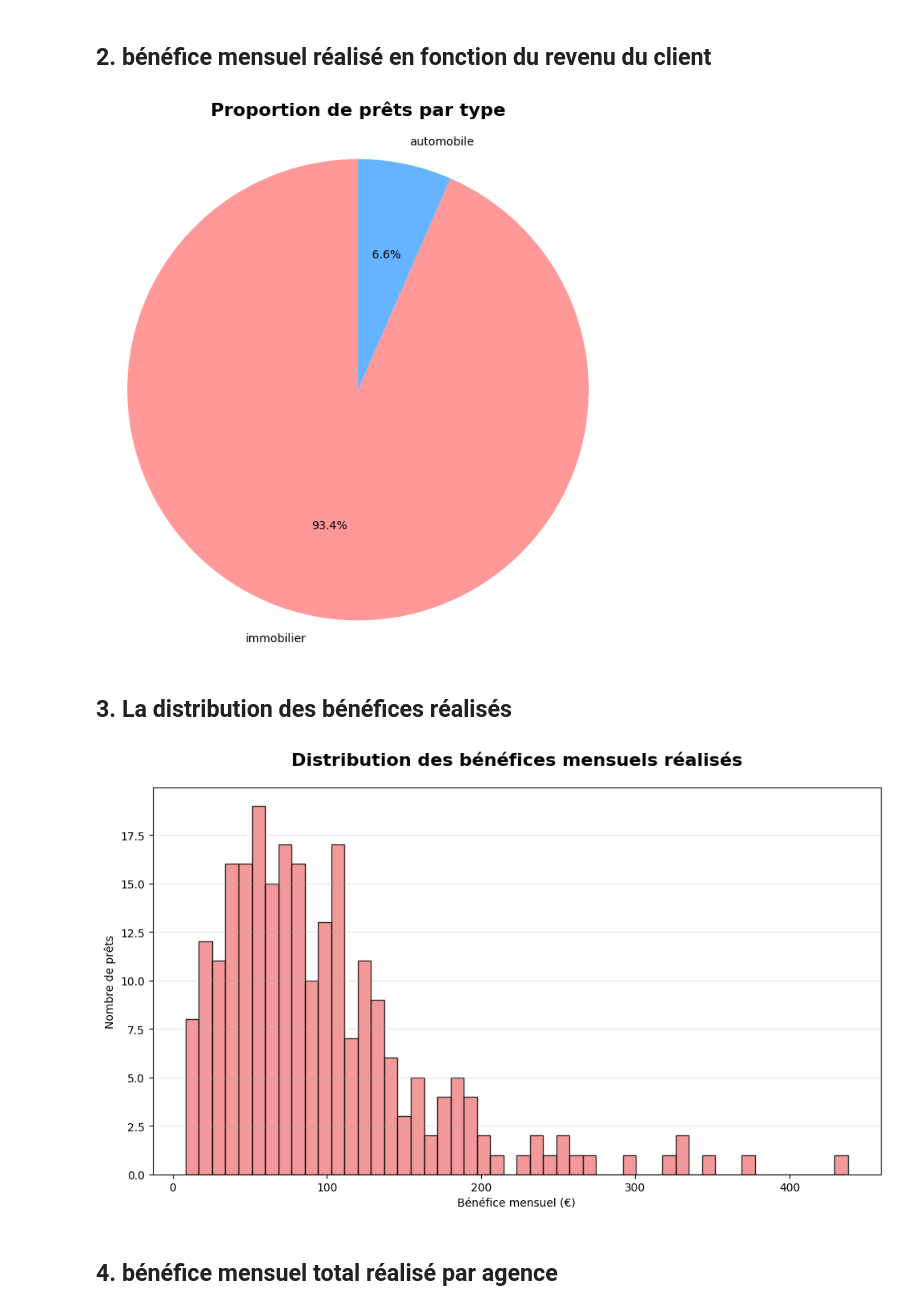
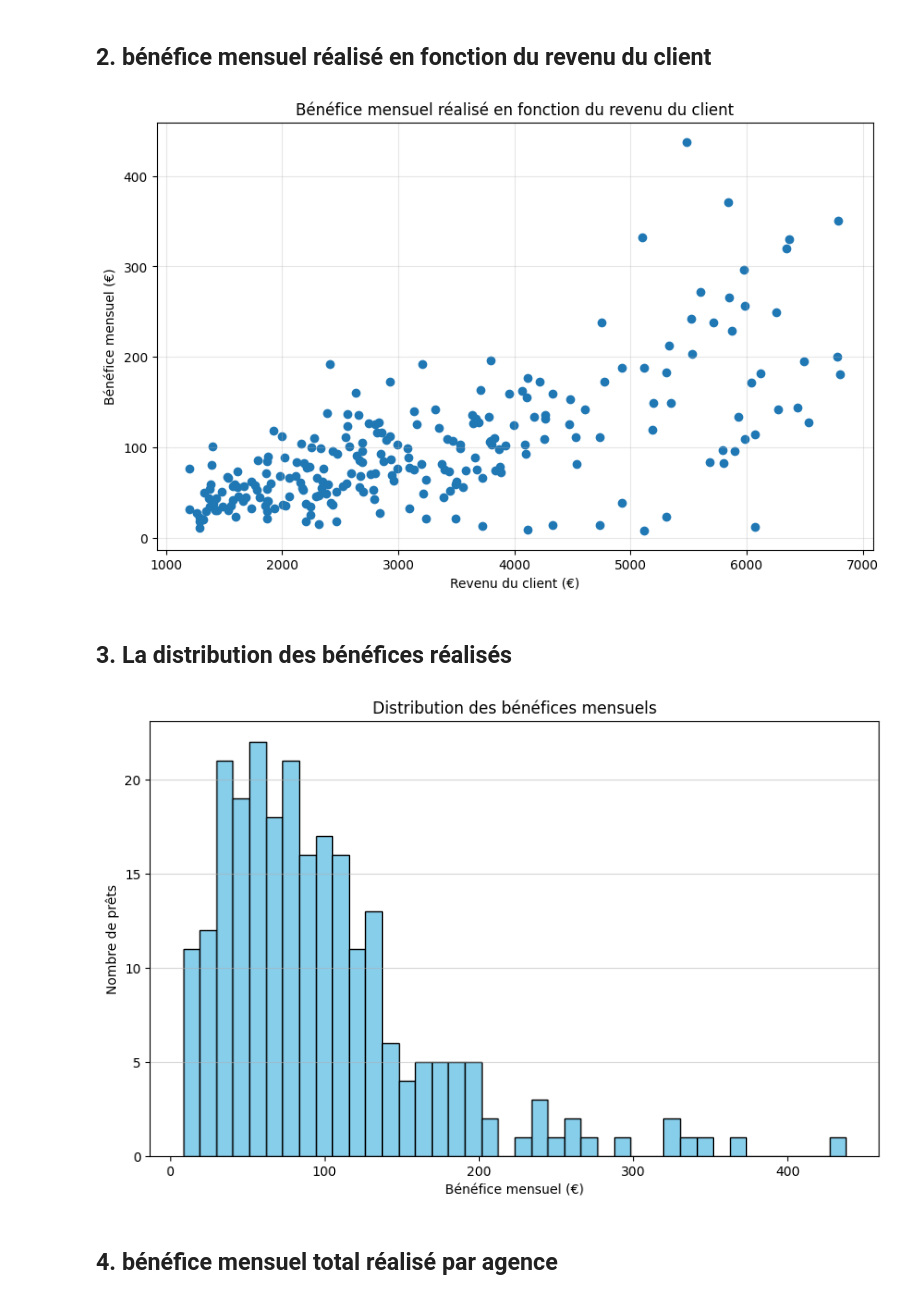
Before and after one commit to jfcwebcraft/jfcwebcraft, a Jupyter notebook: notebooks/P3/P3C2 - Tracez des graphiques avec Matplotlib.ipynb, the cells around one changed output. Cells and saved outputs as stored; diff of their text form; code cells hidden in the pictures.

```diff
--- a/notebooks/P3/P3C2 - Tracez des graphiques avec Matplotlib.ipynb
+++ b/notebooks/P3/P3C2 - Tracez des graphiques avec Matplotlib.ipynb
@@ -17,6 +17,10 @@ import matplotlib.pyplot as plt
 # %% [markdown]
 Pour réaliser les différents graphiques, nous utiliserons le fichier de prêt enrichi ([c.f. exercice précédent](https://colab.research.google.com/github/OpenClassrooms-Student-Center/fr-4452741-decouvrez-les-librairies-python-pour-la-data-science/blob/main/notebooks/P2/P2C3%20-%20Filtrez%20les%20donn%C3%A9es%20du%20data%20frame%20-%20correction.ipynb)) que vous trouverez [à cette adresse](https://raw.githubusercontent.com/OpenClassrooms-Student-Center/fr-4452741-decouvrez-les-librairies-python-pour-la-data-science/main/data/prets_final.csv) :
 # %%
+# On charge le fichier FINAL qui contient la colonne 'date'
 prets = pd.read_csv('https://raw.githubusercontent.com/OpenClassrooms-Student-Center/fr-4452741-decouvrez-les-librairies-python-pour-la-data-science/main/data/prets_final.csv')
 
-prets.head()
+# On refait les calculs nécessaires
+prets['cout_total'] = prets['remboursement'] * prets['duree']
+# Note : dans prets_final, le taux s'appelle déjà 'taux_interet', pas besoin de renommer
+prets['benefices'] = round((prets['cout_total'] * prets['taux_interet']/100)/(24), 2)
@@ -30,10 +27,10 @@ prets.head()
 # %% [markdown]
 ## 1. proportion de prêt par type de prêt.
 # %%
-import numpy as np
-import pandas as pd
-import matplotlib.pyplot as plt
+data = prets['type'].value_counts()
 
-prets = pd.read_csv('https://raw.githubusercontent.com/OpenClassrooms-Student-Center/fr-4452741-decouvrez-les-librairies-python-pour-la-data-science/main/data/prets_final.csv')
-prets.head()
+plt.figure(figsize=(8, 6))
+plt.pie(data, labels=data.index, autopct='%1.1f%%', startangle=90)
+plt.title("Proportion des prêts par type")
+plt.show()
 # %% [output]
@@ -46,29 +38,30 @@ prets.head()
 # %% [markdown]
 ## 2. bénéfice mensuel réalisé en fonction du revenu du client
 # %%
-type_counts = prets['type'].value_counts()
+plt.figure(figsize=(10, 6))
+# Attention à bien utiliser 'benefices' avec un "s" comme défini dans ta cellule [46]
+plt.scatter(prets['revenu'], prets['benefices'])
 
-plt.figure(figsize=(8, 8))
-plt.pie(type_counts, labels=type_counts.index, autopct='%1.1f%%', startangle=90, colors=['#ff9999','#66b3ff'])
-plt.title('Proportion de prêts par type', fontsize=16, fontweight='bold', pad=20)
-plt.axis('equal')
+plt.xlabel('Revenu du client (€)')
+plt.ylabel('Bénéfice mensuel (€)')
+plt.title("Bénéfice mensuel réalisé en fonction du revenu du client")
+plt.grid(alpha=0.3)
 plt.show()
 # %% [output]
-[figure, old version]
+[figure, new version]
 # %% [markdown]
 ## 3. La distribution des bénéfices réalisés
 # %%
-# 3. Distribution des bénéfices réalisés sur l'ensemble des prêts
 plt.figure(figsize=(10, 6))
-plt.hist(prets['benefices'], bins=50, color='lightcoral', edgecolor='black', alpha=0.8)
-plt.title('Distribution des bénéfices mensuels réalisés', fontsize=16, fontweight='bold', pad=20)
+# Utilisation de 'benefices' (pluriel) pour correspondre à votre création de colonne
+plt.hist(prets['benefices'], bins=40, color='skyblue', edgecolor='black')
 plt.xlabel('Bénéfice mensuel (€)')
 plt.ylabel('Nombre de prêts')
-plt.grid(axis='y', alpha=0.3)
-plt.tight_layout()
+plt.title("Distribution des bénéfices mensuels")
+plt.grid(axis='y', alpha=0.5)
 plt.show()
 # %% [output]
-[figure, old version]
+[figure, new version]
 # %% [markdown]
 ## 4. bénéfice mensuel total réalisé par agence
 # %%
```
Also changed, not shown: parts of 3 cells of this notebook.
